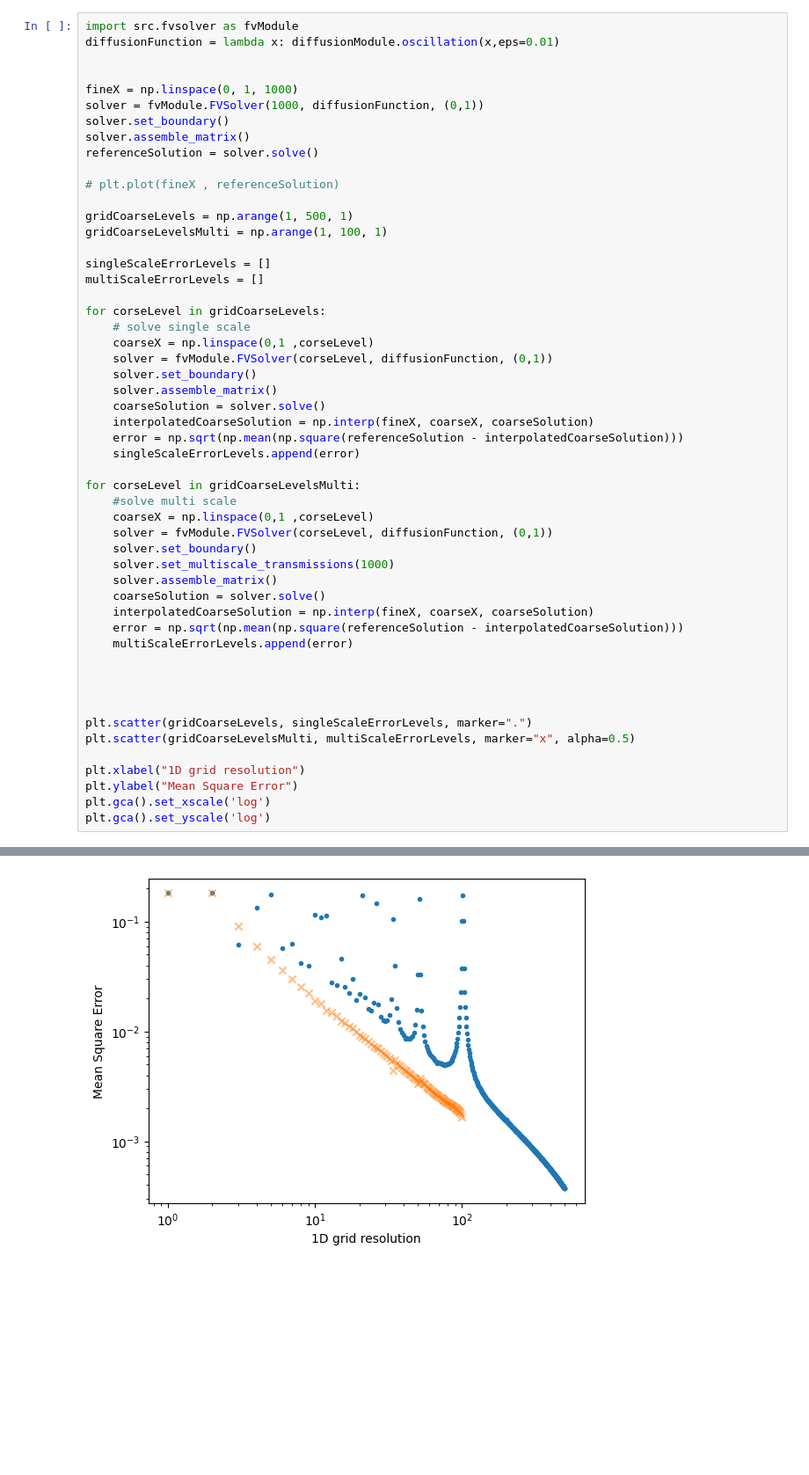
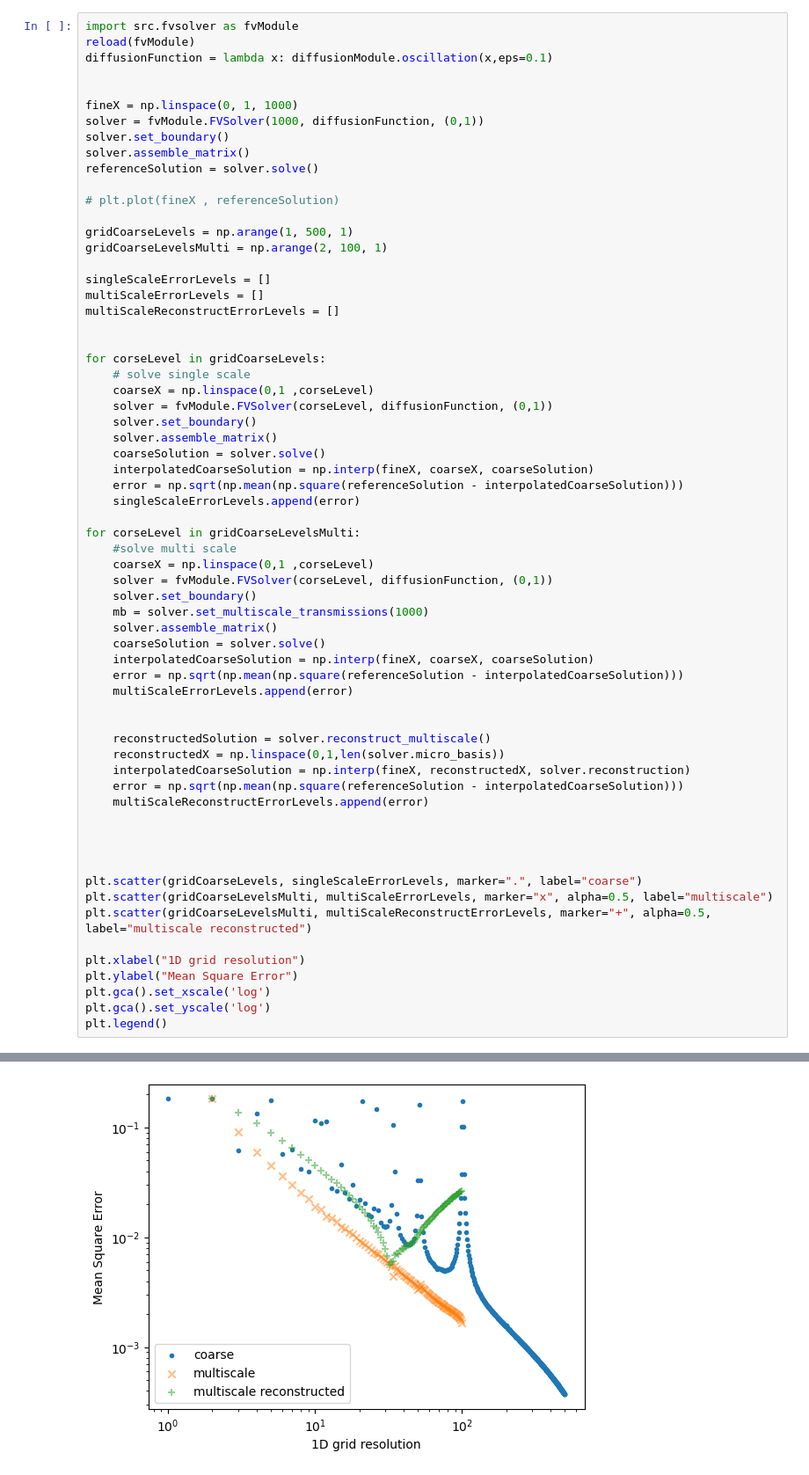
Before and after one commit to ProceduralTree/MMM, a Jupyter notebook: notebook.ipynb, the cells around one changed output, grey strips where cells are left out. Shown: that part at 88% size. Cells and saved outputs as stored; diff of their text form; blank space fills up the shorter version.

Commit message:
reconstruction comparison

```diff
--- a/notebook.ipynb
+++ b/notebook.ipynb
@@ -11,7 +11,8 @@ plt.plot(x , diffusionModule.oscillation(x))
 [figure]
 # %%
 import src.fvsolver as fvModule
-diffusionFunction = lambda x: diffusionModule.oscillation(x,eps=0.01)
+reload(fvModule)
+diffusionFunction = lambda x: diffusionModule.oscillation(x,eps=0.1)
 
 
 fineX = np.linspace(0, 1, 1000)
@@ -23,10 +24,12 @@ referenceSolution = solver.solve()
 # plt.plot(fineX , referenceSolution)
 
 gridCoarseLevels = np.arange(1, 500, 1)
-gridCoarseLevelsMulti = np.arange(1, 100, 1)
+gridCoarseLevelsMulti = np.arange(2, 100, 1)
 
 singleScaleErrorLevels = []
 multiScaleErrorLevels = []
+multiScaleReconstructErrorLevels = []
+
 
 for corseLevel in gridCoarseLevels:
     # solve single scale
@@ -44,7 +47,7 @@ for corseLevel in gridCoarseLevelsMulti:
     coarseX = np.linspace(0,1 ,corseLevel)
     solver = fvModule.FVSolver(corseLevel, diffusionFunction, (0,1))
     solver.set_boundary()
-    solver.set_multiscale_transmissions(1000)
+    mb = solver.set_multiscale_transmissions(1000)
     solver.assemble_matrix()
     coarseSolution = solver.solve()
     interpolatedCoarseSolution = np.interp(fineX, coarseX, coarseSolution)
@@ -52,13 +55,22 @@ for corseLevel in gridCoarseLevelsMulti:
     multiScaleErrorLevels.append(error)
 
 
+    reconstructedSolution = solver.reconstruct_multiscale()
+    reconstructedX = np.linspace(0,1,len(solver.micro_basis))
+    interpolatedCoarseSolution = np.interp(fineX, reconstructedX, solver.reconstruction)
+    error = np.sqrt(np.mean(np.square(referenceSolution - interpolatedCoarseSolution)))
+    multiScaleReconstructErrorLevels.append(error)
 
 
-plt.scatter(gridCoarseLevels, singleScaleErrorLevels, marker=".")
-plt.scatter(gridCoarseLevelsMulti, multiScaleErrorLevels, marker="x", alpha=0.5)
+
+
+plt.scatter(gridCoarseLevels, singleScaleErrorLevels, marker=".", label="coarse")
+plt.scatter(gridCoarseLevelsMulti, multiScaleErrorLevels, marker="x", alpha=0.5, label="multiscale")
+plt.scatter(gridCoarseLevelsMulti, multiScaleReconstructErrorLevels, marker="+", alpha=0.5, label="multiscale reconstructed")
 
 plt.xlabel("1D grid resolution")
 plt.ylabel("Mean Square Error")
 plt.gca().set_xscale('log')
 plt.gca().set_yscale('log')
+plt.legend()
 # %% [output]
@@ -65 +78 @@ plt.gca().set_yscale('log')
-[figure, old version]
+[figure, new version]
```
Also changed, not shown: parts of 1 cell of this notebook.
